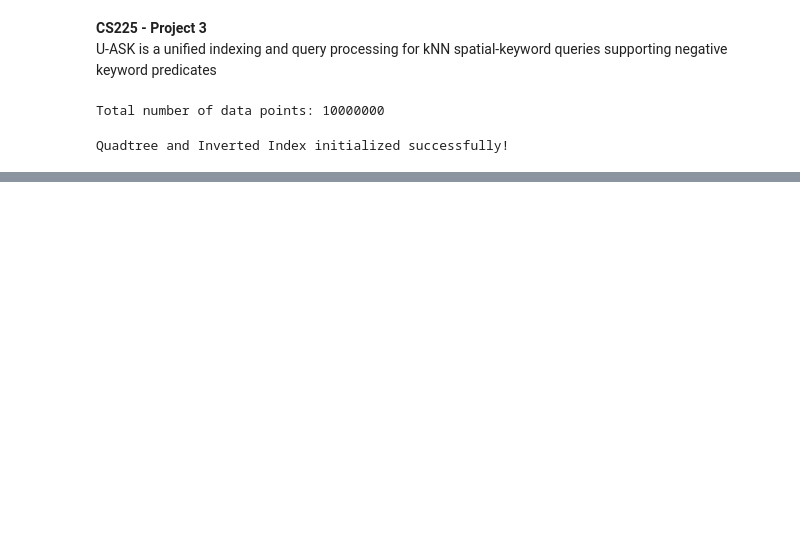
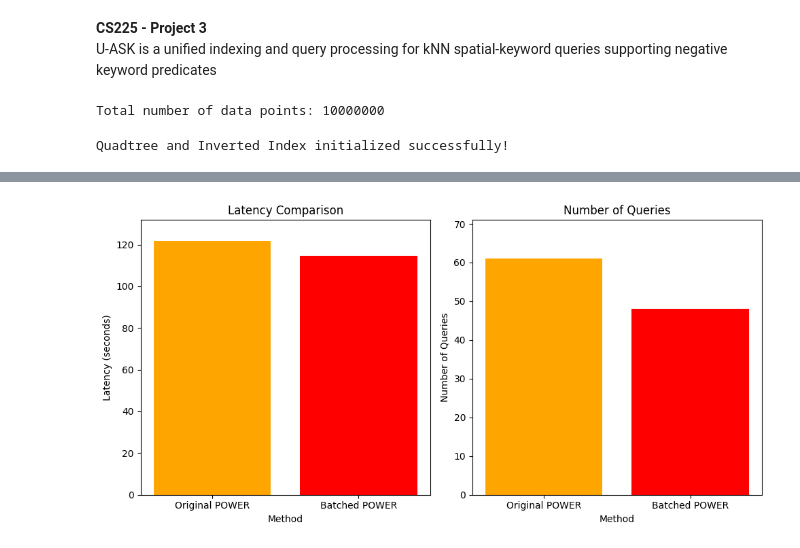
Before and after one commit to Rock3Yu/CS225_SpatialComputation_U-ASK_Group_Project, a Jupyter notebook: U-ASK.ipynb, the cells around one changed output, grey strips where cells are left out. Saved outputs shown, nothing was run; the diff lists cells and outputs as text; code cells hidden in the pictures; blank space fills up the shorter version.

Commit message:
Batch modified

```diff
--- a/U-ASK.ipynb
+++ b/U-ASK.ipynb
@@ -177,3 +179,22 @@ Total number of data points: 10000000
+# %%
+
+def group_queries_by_proximity(q, radius_miles=100):
+    groups = []
+    queries = copy.deepcopy(q)
+    while queries:
+        first_query = queries.pop(0)
+        current_group = [first_query]
+        current_group_coords = first_query[0]
+
+        for other_query in queries[:]:
+            other_query_coords = other_query[0]
+            distance = geodesic(current_group_coords, other_query_coords).miles
+            if distance <= radius_miles:
+                current_group.append(other_query)
+                queries.remove(other_query)
+
+        groups.append(current_group)
+    return groups
 # %%
 x_min, y_min = -180, -90  # Minimum longitude and latitude
 x_max, y_max = 180, 90    # Maximum longitude and latitude
@@ -237,0 +424,32 @@ Batched POWER Latency: 31.2798 seconds
+# %%
+
+# Latency data
+latencies = [original_latency, batched_latency]
+methods = ['Original POWER', 'Batched POWER']
+
+# Number of queries data
+num_queries = [len(queries), len(groups_20)]
+
+# Plotting latency comparison
+plt.figure(figsize=(10, 5))
+
+plt.subplot(1, 2, 1)  # Create a subplot for latency
+plt.bar(methods, latencies, color=['orange', 'red'])
+plt.title('Latency Comparison')
+plt.xlabel('Method')
+plt.ylabel('Latency (seconds)')
+plt.ylim(0, max(latencies) + 10)
+
+# Plotting number of queries comparison
+plt.subplot(1, 2, 2)  # Create a subplot for number of queries
+plt.bar(methods, num_queries, color=['orange', 'red'])
+plt.title('Number of Queries')
+plt.xlabel('Method')
+plt.ylabel('Number of Queries')
+plt.ylim(0, max(num_queries) + 10)
+
+# Show the plots
+plt.tight_layout()  # Adjust subplot params so they fit in the figure
+plt.show()
+# %% [output]
+[figure, added]
```
Also changed, not shown: parts of 10 cells of this notebook.
